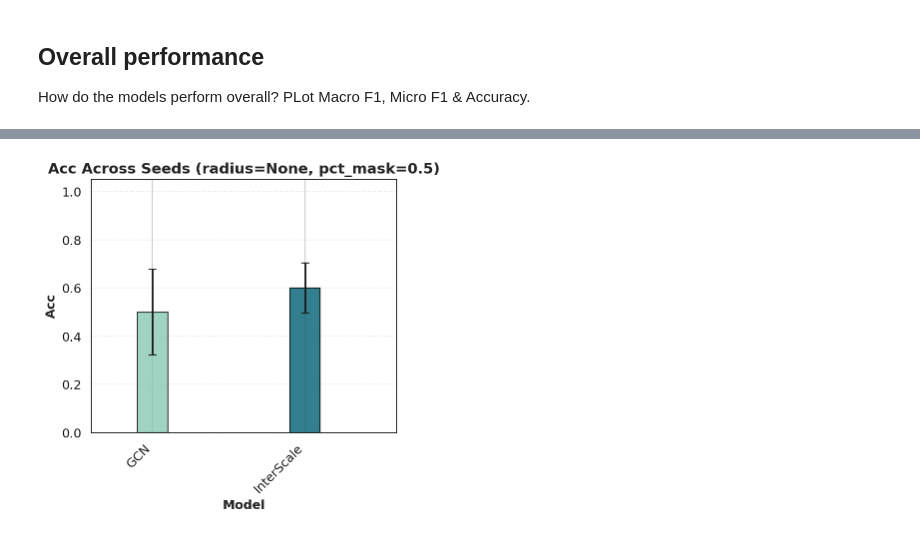
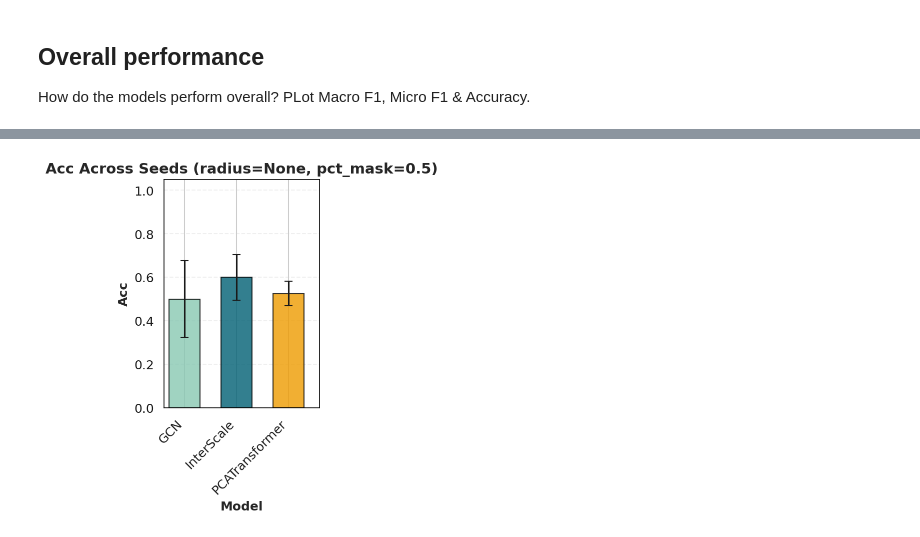
Before and after one commit to theislab/InterScale_reproducibility, a Jupyter notebook: notebooks/chen_2022/1_ Chen22_graph_class_performance.ipynb, the cells around one changed output, grey strips where cells are left out. Drawn from its saved outputs; the diff is of its cells as text; code cells hidden in the pictures.

```diff
--- a/notebooks/chen_2022/1_ Chen22_graph_class_performance.ipynb
+++ b/notebooks/chen_2022/1_ Chen22_graph_class_performance.ipynb
@@ -153,7 +153,7 @@ adata = sc.read_h5ad(os.path.join(BASE_DIR_PROJECT, "data/melton25.h5ad"))
 # %%
 GNN_sweep = "39pecmnt"
 InterScale_sweep = "3pfj292b"
-#PCATrans_sweep = "0vn9y1n5"
+PCATrans_sweep = "tohmr60x"
 # %% [markdown]
 ## Graph Classification performance
 # %%
@@ -163,7 +163,7 @@ CLASSES = ["control", "Mid-AD"]
 Q: Why does PCATrans not have test_f1 scores?
 # %%
 GNN_wandb = Wandb_evaluation("GCN", GNN_sweep, True, False, SWEEP_GOAL, CLASSES)
-#PCATrans_wandb = Wandb_evaluation("PCATransformer", PCATrans_sweep, False, True, SWEEP_GOAL, CLASSES)
+PCATrans_wandb = Wandb_evaluation("PCATransformer", PCATrans_sweep, False, True, SWEEP_GOAL, CLASSES)
 InterScale_wandb = Wandb_evaluation("InterScale", InterScale_sweep, True, True, SWEEP_GOAL, CLASSES)
 # %%
 GNN_wandb.get_mean_and_std()
@@ -198,7 +194,7 @@ DualInterScale_wandb.plot_robustness(metric="test_acc", save_path =  f"{BASE_DIR
 ## F1 score performance
 # %%
 #wandb_evals = [GNN_wandb, PCATrans_wandb, DualInterScale_wandb]  # Your list of dataframes, PCATrans_wandb, InterScale_wandb
-wandb_evals = [GNN_wandb, InterScale_wandb]
+wandb_evals = [GNN_wandb, InterScale_wandb, PCATrans_wandb]
 # %%
 def plot_f1_across_seeds(wandb_evaluations,
                          radius,
@@ -499,7 +497,7 @@ def plot_overall_metric_comparison(wandb_evaluations, metric, radius=None, pct_m
     colors = [palette.get(m, None) for m in models]
 
     x = np.arange(len(models))
-    bar_width = 0.4
+    bar_width = 0.6
     ax.set_xlim(-0.4, len(models) - 0.4)
 
     ax.bar(x, means, yerr=stds, width=bar_width, color=colors,
@@ -543,7 +541,7 @@ fig, ax, stats = plot_overall_metric_comparison(
     pct_mask_nodes=0.5,
     BASE_DIR_REPO=BASE_DIR_REPO,
     save_path=f'{DATA}/graph_class/overall_f1_comparison_models_{r}_{pct_mask}',
-    figsize=(5, 5),
+    figsize=(3, 5),
    dropna=False
 )
 # %% [output]
@@ -553 +552 @@ fig, ax, stats = plot_overall_metric_comparison(
-[figure, old version]
+[figure, new version]
```
Also changed, not shown: parts of 3 cells of this notebook, 15 other files.
